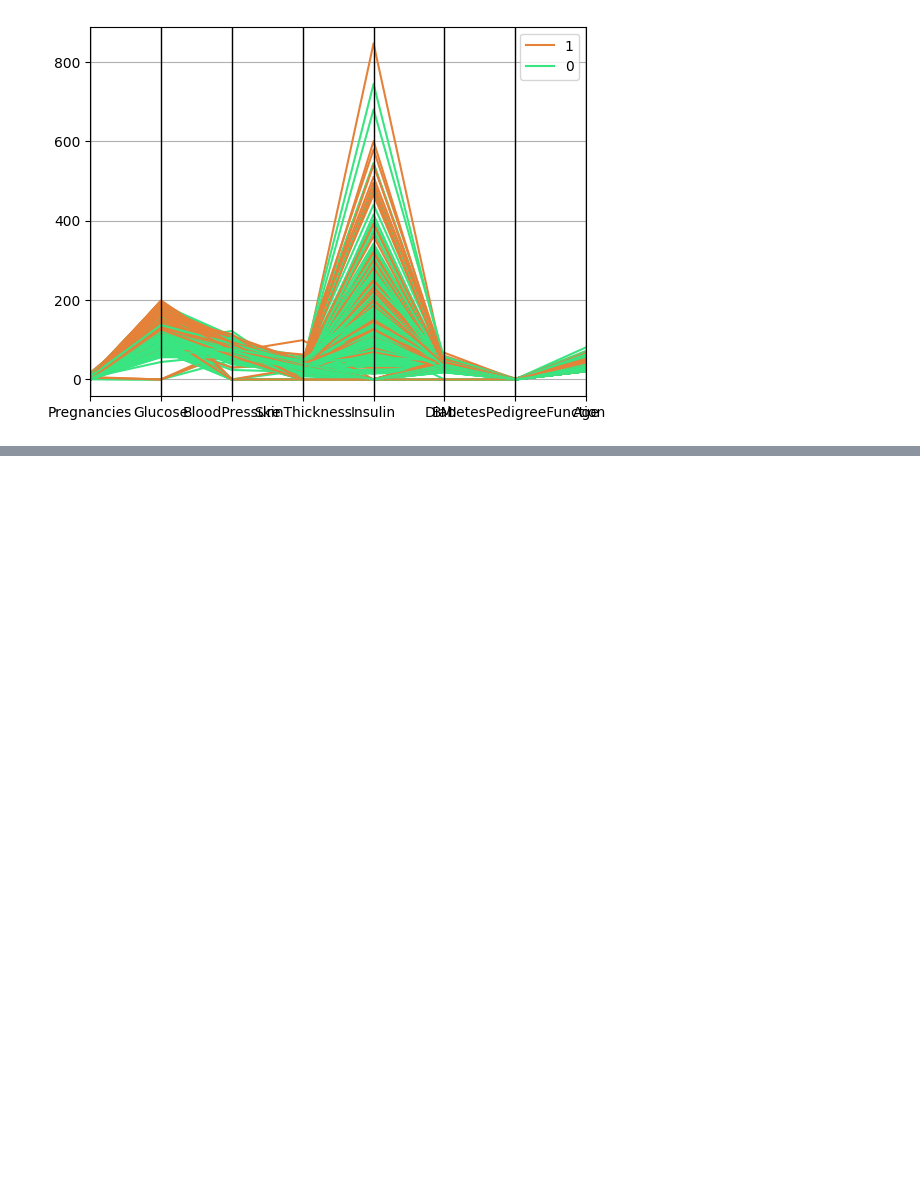
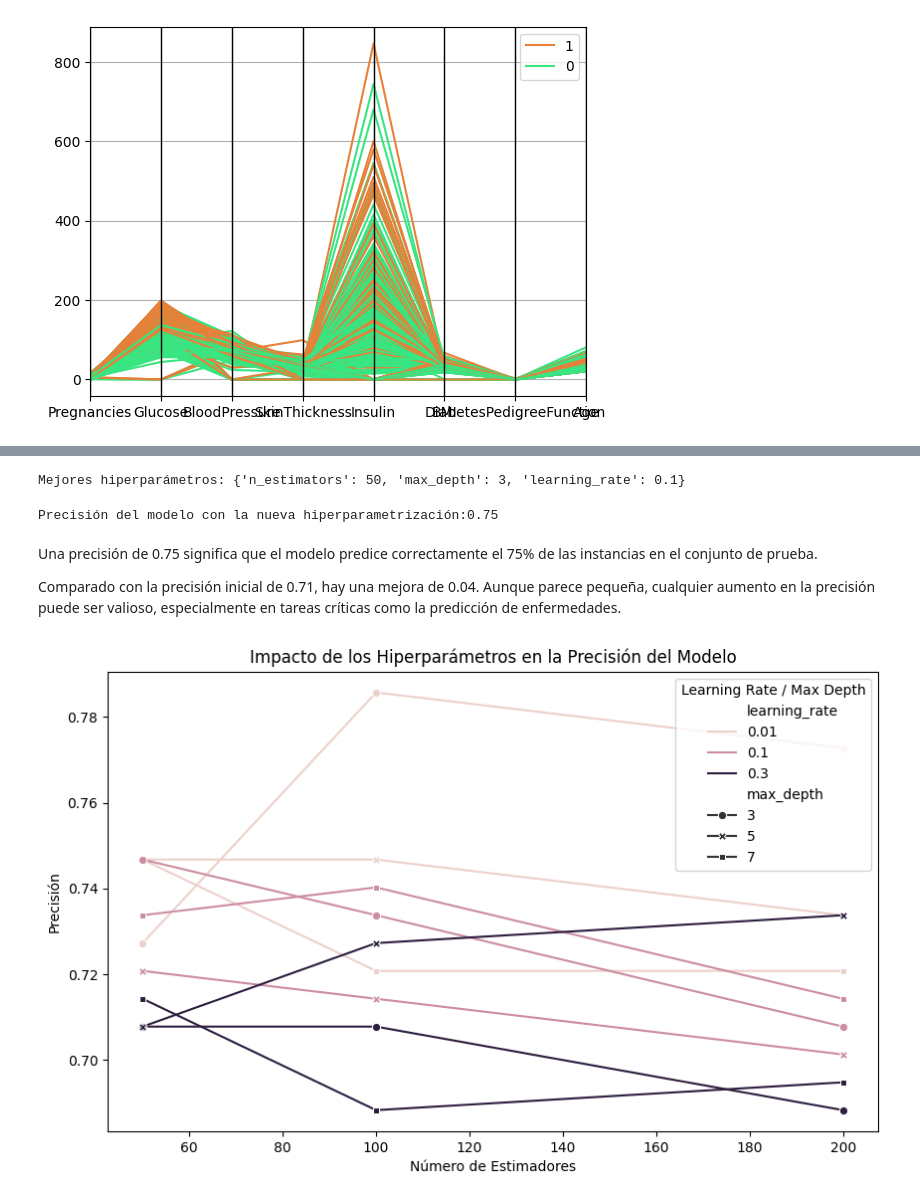
Before and after one commit to 4GeeksAcademy/machine-learning-python-template-Boosting-Algorithms-Alejandro-Manzanares, a Jupyter notebook: src/explore.ipynb, the cells around one changed output, grey strips where cells are left out. Cells and saved outputs as stored; diff of their text form; code cells hidden in the pictures; blank space fills up the shorter version.

```diff
--- a/src/explore.ipynb
+++ b/src/explore.ipynb
@@ -379,0 +335,29 @@ Accuracy en el set de prueba: 0.7142857142857143
+# %%
+random_search.fit(X_train, y_train)
+
+print(f"Mejores hiperparámetros: {random_search.best_params_}")
+# %% [output]
+Mejores hiperparámetros: {'n_estimators': 50, 'max_depth': 3, 'learning_rate': 0.1}
+# %%
+model_random_search = XGBClassifier(n_estimators= 50, max_depth = 3, learning_rate = 0.1)
+model_random_search.fit(X_train, y_train)
+y_pred = model_random_search.predict(X_test)
+
+random_search_accuracy = accuracy_score(y_test, y_pred)
+print(f"Precisión del modelo con la nueva hiperparametrización:{random_search_accuracy:.2f}")
+# %% [output]
+Precisión del modelo con la nueva hiperparametrización:0.75
+# %% [markdown]
+Una precisión de 0.75 significa que el modelo predice correctamente el 75% de las instancias en el conjunto de prueba.
+
+Comparado con la precisión inicial de 0.71, hay una mejora de 0.04. Aunque parece pequeña, cualquier aumento en la precisión puede ser valioso, especialmente en tareas críticas como la predicción de enfermedades.
+# %%
+plt.figure(figsize=(10, 6))
+sns.lineplot(data=df_resultados, x='n_estimators', y='accuracy', hue='learning_rate', style='max_depth', markers=True, dashes=False)
+plt.title('Impacto de los Hiperparámetros en la Precisión del Modelo')
+plt.xlabel('Número de Estimadores')
+plt.ylabel('Precisión')
+plt.legend(title='Learning Rate / Max Depth')
+plt.show()
+# %% [output]
+[figure, added]
```
Also changed, not shown: parts of 14 cells of this notebook.
